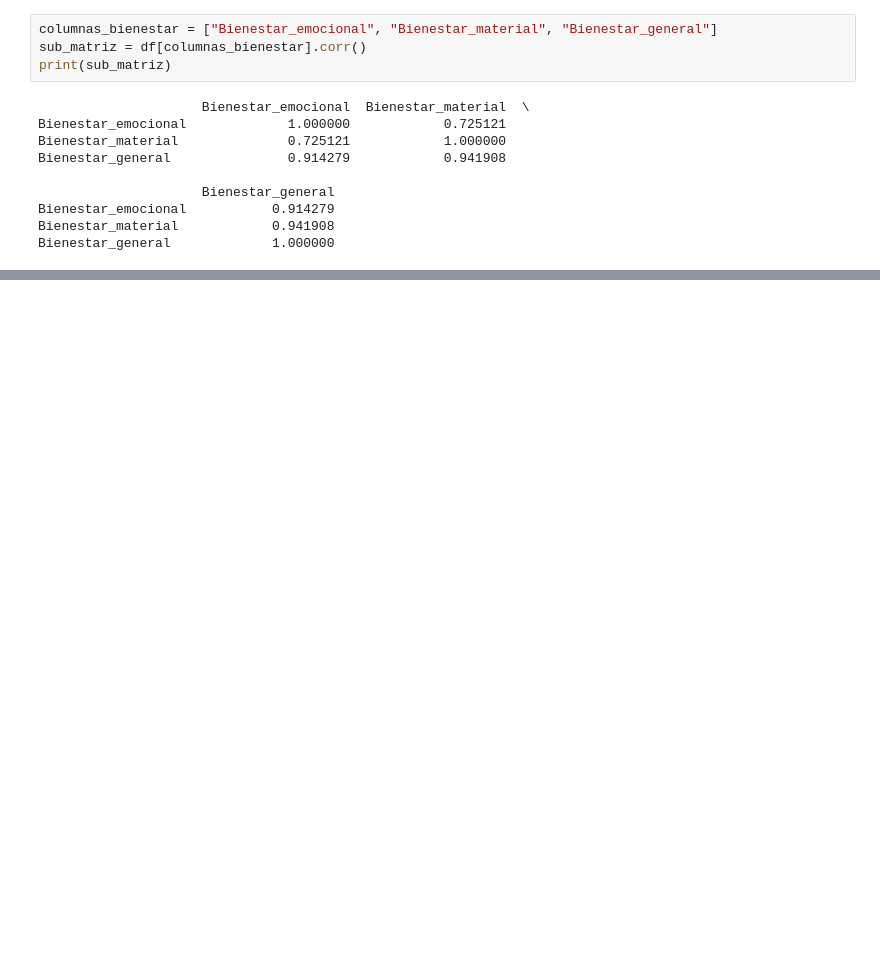
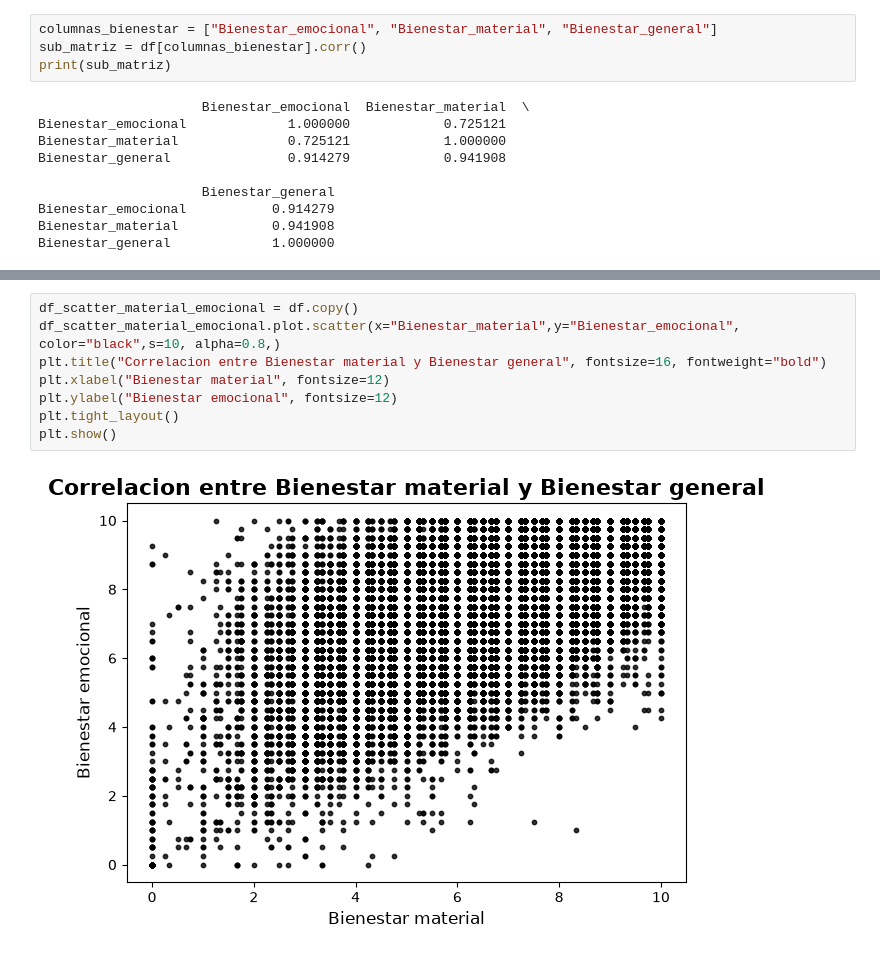
Before and after one commit to Trio-Maravilla/Primer-Proyecto-, a Jupyter notebook: notebooks/data_analysis_Leo.ipynb, the cells around one changed output, grey strips where cells are left out. Saved outputs shown, nothing was run; the diff lists cells and outputs as text; blank space fills up the shorter version.

```diff
--- a/notebooks/data_analysis_Leo.ipynb
+++ b/notebooks/data_analysis_Leo.ipynb
@@ -109,0 +120,10 @@ Bienestar_general             1.000000
+# %%
+df_scatter_material_emocional = df.copy()
+df_scatter_material_emocional.plot.scatter(x="Bienestar_material",y="Bienestar_emocional", color="black",s=10, alpha=0.8,)
+plt.title("Correlacion entre Bienestar material y Bienestar general", fontsize=16, fontweight="bold")
+plt.xlabel("Bienestar material", fontsize=12)
+plt.ylabel("Bienestar emocional", fontsize=12)
+plt.tight_layout()
+plt.show()
+# %% [output]
+[figure, added]
```
Also changed, not shown: parts of 5 cells of this notebook.
